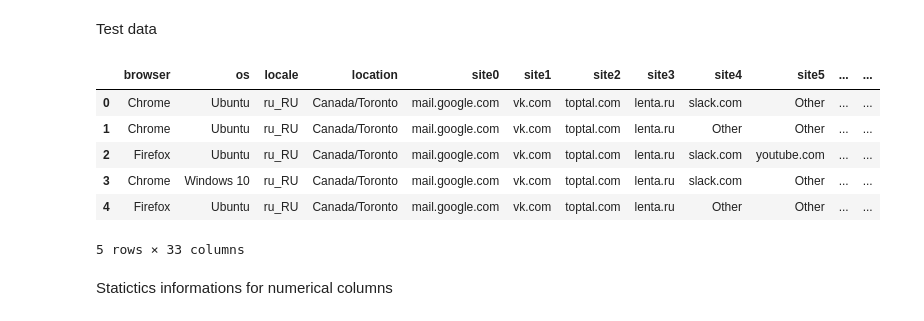
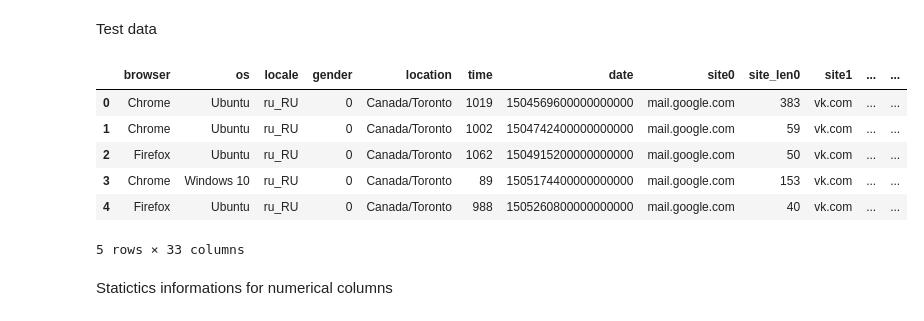
Before and after one commit to lczeropski/lczeropski-internship, a Jupyter notebook: projekt/project.ipynb, the cells around one changed output. Cells and saved outputs as stored; diff of their text form; code cells hidden in the pictures.

```diff
--- a/projekt/project.ipynb
+++ b/projekt/project.ipynb
@@ -395,15 +388,15 @@ X_valid.head()
 # %% [markdown]
 Test data
 # %%
-X_test = test[cols]
+X_test = test
 X_test.head()
 # %% [output]
-|  | browser | os | locale | location | site0 | site1 | site2 | site3 | site4 | site5 | ... | ... |
-| 0 | Chrome | Ubuntu | ru_RU | Canada/Toronto | mail.google.com | vk.com | toptal.com | lenta.ru | slack.com | Other | ... | ... |
-| 1 | Chrome | Ubuntu | ru_RU | Canada/Toronto | mail.google.com | vk.com | toptal.com | lenta.ru | Other | Other | ... | ... |
-| 2 | Firefox | Ubuntu | ru_RU | Canada/Toronto | mail.google.com | vk.com | toptal.com | lenta.ru | slack.com | youtube.com | ... | ... |
-| 3 | Chrome | Windows 10 | ru_RU | Canada/Toronto | mail.google.com | vk.com | toptal.com | lenta.ru | slack.com | Other | ... | ... |
-| 4 | Firefox | Ubuntu | ru_RU | Canada/Toronto | mail.google.com | vk.com | toptal.com | lenta.ru | Other | Other | ... | ... |
+|  | browser | os | locale | gender | location | time | date | site0 | site_len0 | site1 | ... | ... |
+| 0 | Chrome | Ubuntu | ru_RU | 0 | Canada/Toronto | 1019 | 1504569600000000000 | mail.google.com | 383 | vk.com | ... | ... |
+| 1 | Chrome | Ubuntu | ru_RU | 0 | Canada/Toronto | 1002 | 1504742400000000000 | mail.google.com | 59 | vk.com | ... | ... |
+| 2 | Firefox | Ubuntu | ru_RU | 0 | Canada/Toronto | 1062 | 1504915200000000000 | mail.google.com | 50 | vk.com | ... | ... |
+| 3 | Chrome | Windows 10 | ru_RU | 0 | Canada/Toronto | 89 | 1505174400000000000 | mail.google.com | 153 | vk.com | ... | ... |
+| 4 | Firefox | Ubuntu | ru_RU | 0 | Canada/Toronto | 988 | 1505260800000000000 | mail.google.com | 40 | vk.com | ... | ... |
 5 rows × 33 columns
 # %% [markdown]
 Statictics informations for numerical columns
```
Also changed, not shown: parts of 23 cells of this notebook, 2 other files.
